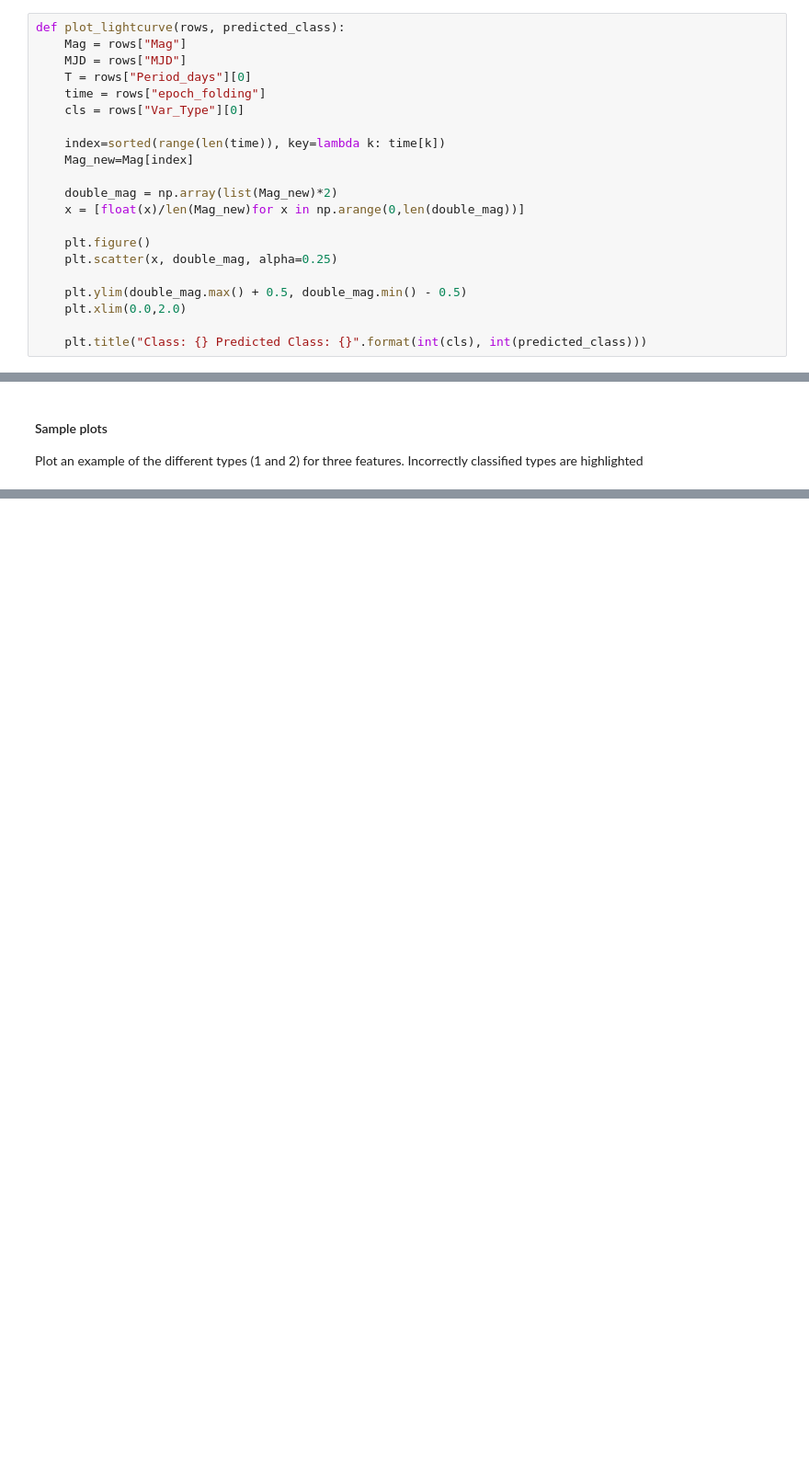
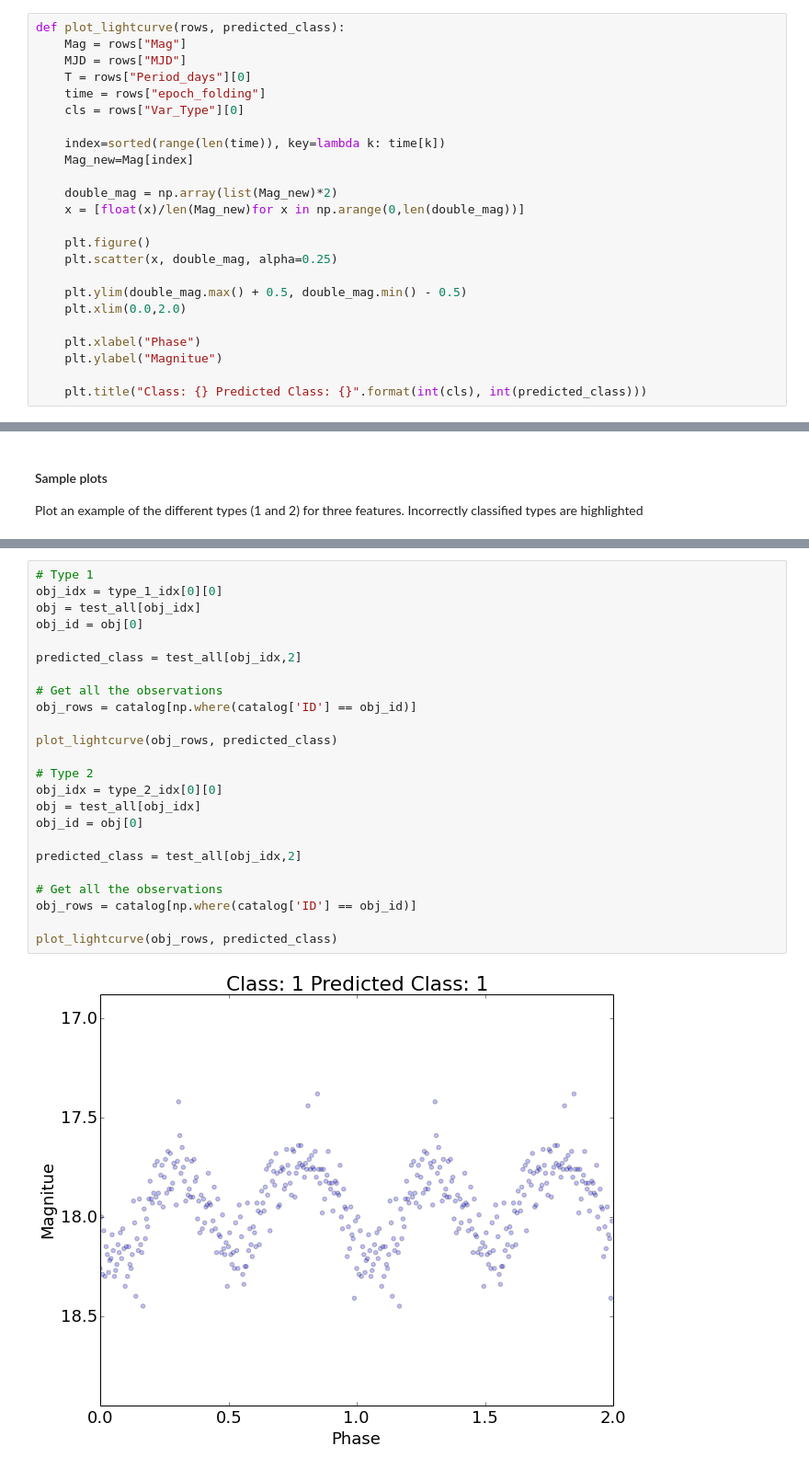
Before and after one commit to ElMejorEquipoDeLaSerena/VariableStarsClassification, a Jupyter notebook: Final.ipynb, the cells around one changed output, grey strips where cells are left out. Shown at 92% size. Cells and saved outputs as stored; diff of their text form; blank space fills up the shorter version.

```diff
--- a/Final.ipynb
+++ b/Final.ipynb
@@ -541,6 +541,9 @@ def plot_lightcurve(rows, predicted_class):
     plt.ylim(double_mag.max() + 0.5, double_mag.min() - 0.5)
     plt.xlim(0.0,2.0)
 
+    plt.xlabel("Phase")
+    plt.ylabel("Magnitue")
+
     plt.title("Class: {} Predicted Class: {}".format(int(cls), int(predicted_class)))
 # %%
 # Generate a light curve for a mis-classified object
@@ -680,0 +668,26 @@ for key, item in features_dict.items():
+# %%
+# Type 1
+obj_idx = type_1_idx[0][0]
+obj = test_all[obj_idx]
+obj_id = obj[0]
+
+predicted_class = test_all[obj_idx,2]
+
+# Get all the observations
+obj_rows = catalog[np.where(catalog['ID'] == obj_id)]
+
+plot_lightcurve(obj_rows, predicted_class)
+
+# Type 2
+obj_idx = type_2_idx[0][0]
+obj = test_all[obj_idx]
+obj_id = obj[0]
+
+predicted_class = test_all[obj_idx,2]
+
+# Get all the observations
+obj_rows = catalog[np.where(catalog['ID'] == obj_id)]
+
+plot_lightcurve(obj_rows, predicted_class)
+# %% [output]
+[figure, added]
```
Also changed, not shown: parts of 8 cells of this notebook.
